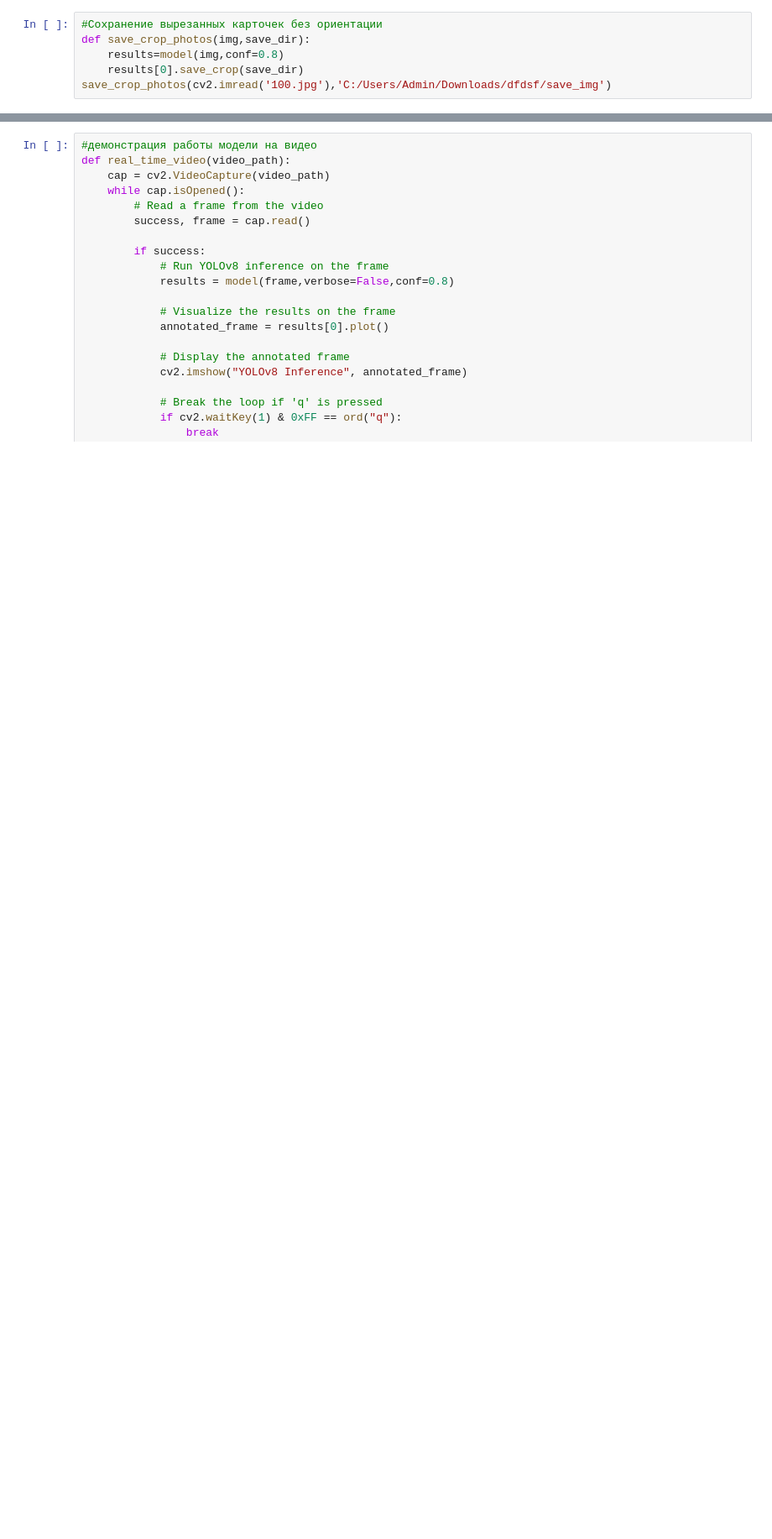
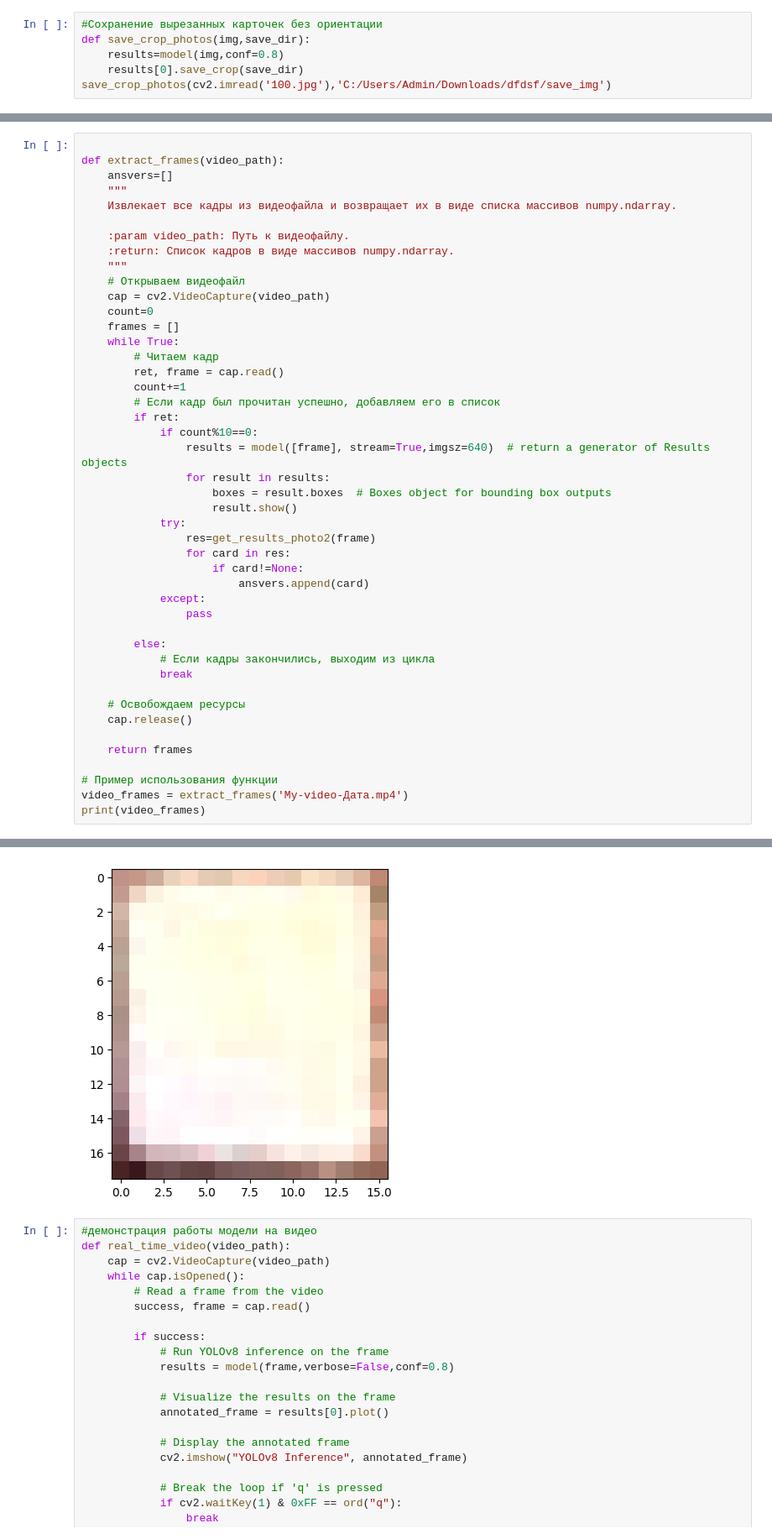
Before and after one commit to Scom19/Matrix-MODES, a Jupyter notebook: check.ipynb, the cells around one changed output, grey strips where cells are left out. Shown at 84% size. Cells and saved outputs as stored; diff of their text form; blank space fills up the shorter version.

```diff
--- a/check.ipynb
+++ b/check.ipynb
@@ -257,0 +316,46 @@ Speed: 6.0ms preprocess, 240.0ms inference, 7.0ms postprocess per image at shape
+# %%
+
+def extract_frames(video_path):
+    ansvers=[]
+    """
+    Извлекает все кадры из видеофайла и возвращает их в виде списка массивов numpy.ndarray.
+
+    :param video_path: Путь к видеофайлу.
+    :return: Список кадров в виде массивов numpy.ndarray.
+    """
+    # Открываем видеофайл
+    cap = cv2.VideoCapture(video_path)
+    count=0
+    frames = []
+    while True:
+        # Читаем кадр
+        ret, frame = cap.read()
+        count+=1
+        # Если кадр был прочитан успешно, добавляем его в список
+        if ret:
+            if count%10==0:
+                results = model([frame], stream=True,imgsz=640)  # return a generator of Results objects
+                for result in results:
+                    boxes = result.boxes  # Boxes object for bounding box outputs
+                    result.show()
+            try:
+                res=get_results_photo2(frame)
+                for card in res:
+                    if card!=None:
+                        ansvers.append(card)
+            except:
+                pass
+
+        else:
+            # Если кадры закончились, выходим из цикла
+            break
+
+    # Освобождаем ресурсы
+    cap.release()
+
+    return frames
+
+# Пример использования функции
+video_frames = extract_frames('My-video-Дата.mp4')
+print(video_frames)
+# %% [output]
@@ -258,3 +363,4 @@ Speed: 6.0ms preprocess, 240.0ms inference, 7.0ms postprocess per image at shape
+[figure, added]
 # %%
 #демонстрация работы модели на видео
 def real_time_video(video_path):
```
Also changed, not shown: parts of 14 cells of this notebook, 1 other file.
